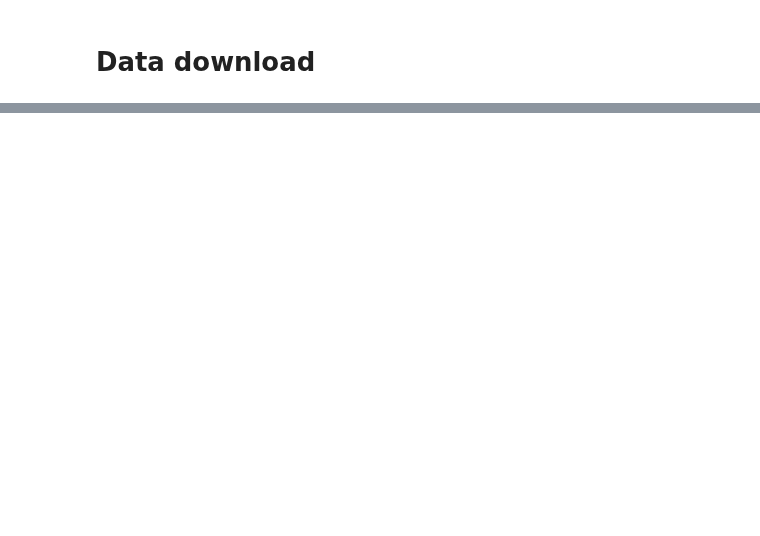
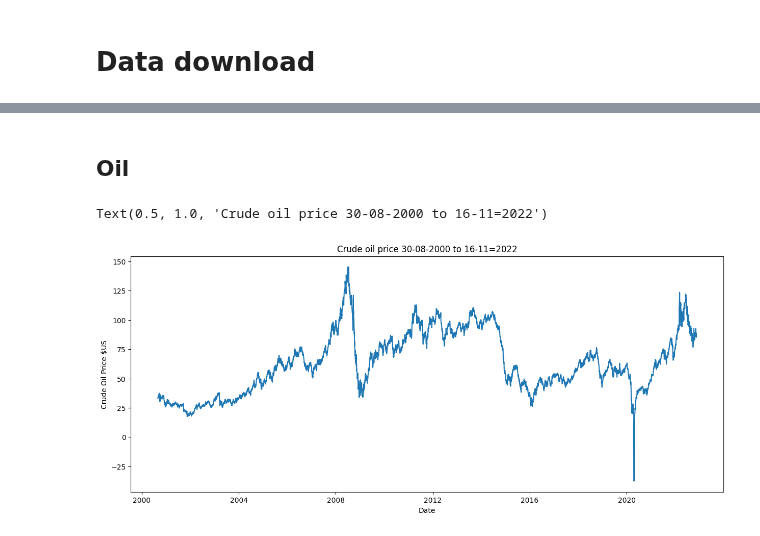
Before and after one commit to maxbranting/gold-forecast, a Jupyter notebook: data.ipynb, the cells around one changed output, grey strips where cells are left out. Drawn from its saved outputs; the diff is of its cells as text; code cells hidden in the pictures; blank space fills up the shorter version.

```diff
--- a/data.ipynb
+++ b/data.ipynb
@@ -55,0 +77,11 @@ df = yf.download(tickers = tickers, start = start, end = end, interval = interva
+# %% [markdown]
+##  Oil
+# %%
+fig, ax = plt.subplots(figsize=(15,6))
+sns.lineplot(x=df.index, y='CL=F', data=df)
+ax.set_ylabel('Crude Oil Price $US')
+ax.set_xlabel('Date')
+ax.set_title('Crude oil price 30-08-2000 to 16-11=2022')
+# %% [output]
+Text(0.5, 1.0, 'Crude oil price 30-08-2000 to 16-11=2022')
+[figure, added]
```
Also changed, not shown: parts of 24 cells of this notebook, 1 other file.
